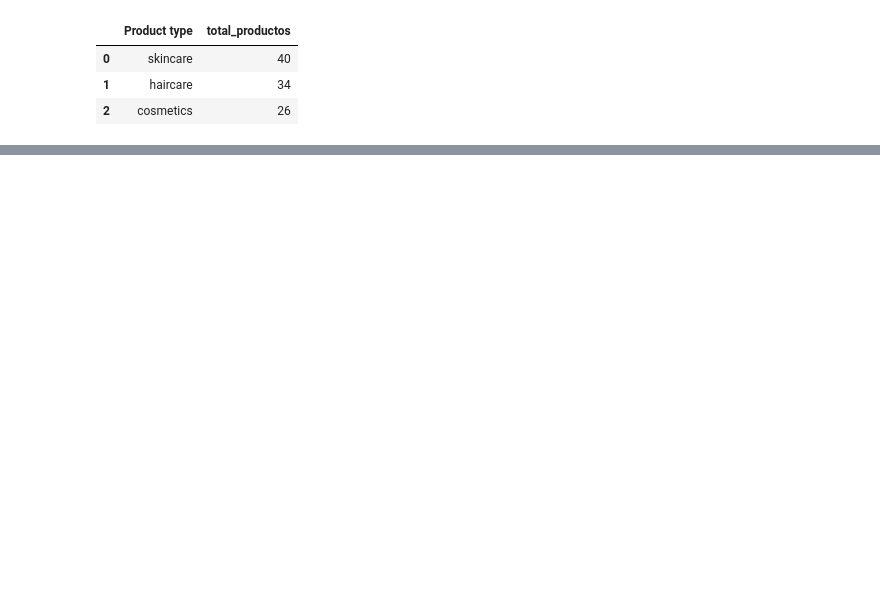
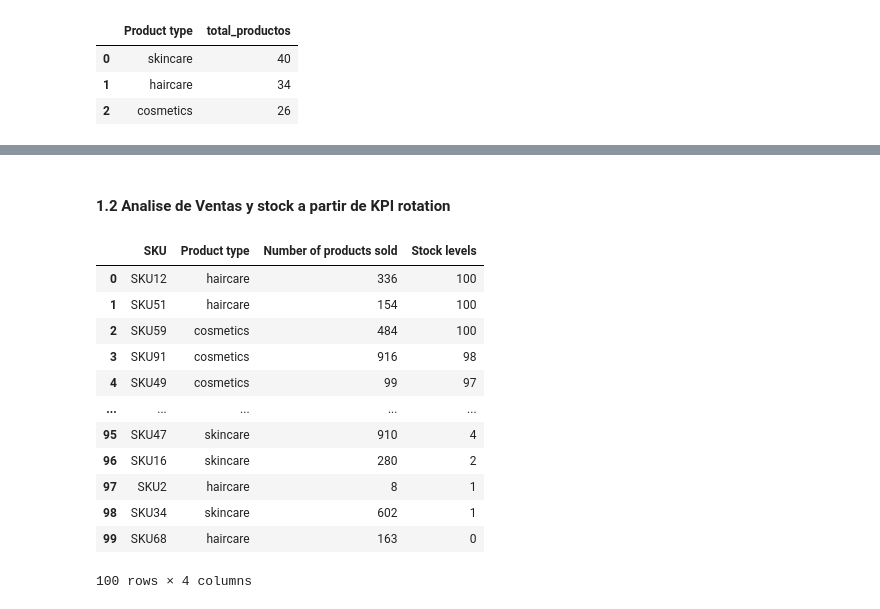
Before and after one commit to jalladin/Stock, a Jupyter notebook: notebooks/01_exploracion_sql.ipynb, the cells around one changed output, grey strips where cells are left out. Drawn from its saved outputs; the diff is of its cells as text; code cells hidden in the pictures; blank space fills up the shorter version.

```diff
--- a/notebooks/01_exploracion_sql.ipynb
+++ b/notebooks/01_exploracion_sql.ipynb
@@ -75,3 +125,31 @@ pd.read_sql_query(query,conn)
+# %% [markdown]
+#### 1.2 Analise de Ventas y stock a partir de KPI rotation
+# %%
+#Consulta de ventas y stock por produtos
+query = '''
+SELECT
+    SKU,
+    [Product type],
+    [Number of products sold],
+    [Stock levels]
+FROM inventario
+ORDER BY [Stock levels] DESC
+'''
+pd.read_sql_query(query,conn)
+# %% [output]
+|  | SKU | Product type | Number of products sold | Stock levels |
+| 0 | SKU12 | haircare | 336 | 100 |
+| 1 | SKU51 | haircare | 154 | 100 |
+| 2 | SKU59 | cosmetics | 484 | 100 |
+| 3 | SKU91 | cosmetics | 916 | 98 |
+| 4 | SKU49 | cosmetics | 99 | 97 |
+| ... | ... | ... | ... | ... |
+| 95 | SKU47 | skincare | 910 | 4 |
+| 96 | SKU16 | skincare | 280 | 2 |
+| 97 | SKU2 | haircare | 8 | 1 |
+| 98 | SKU34 | skincare | 602 | 1 |
+| 99 | SKU68 | haircare | 163 | 0 |
+100 rows × 4 columns
 # %%
 query = '''
 SELECT
```
Also changed, not shown: parts of 14 cells of this notebook, 6 other files.
